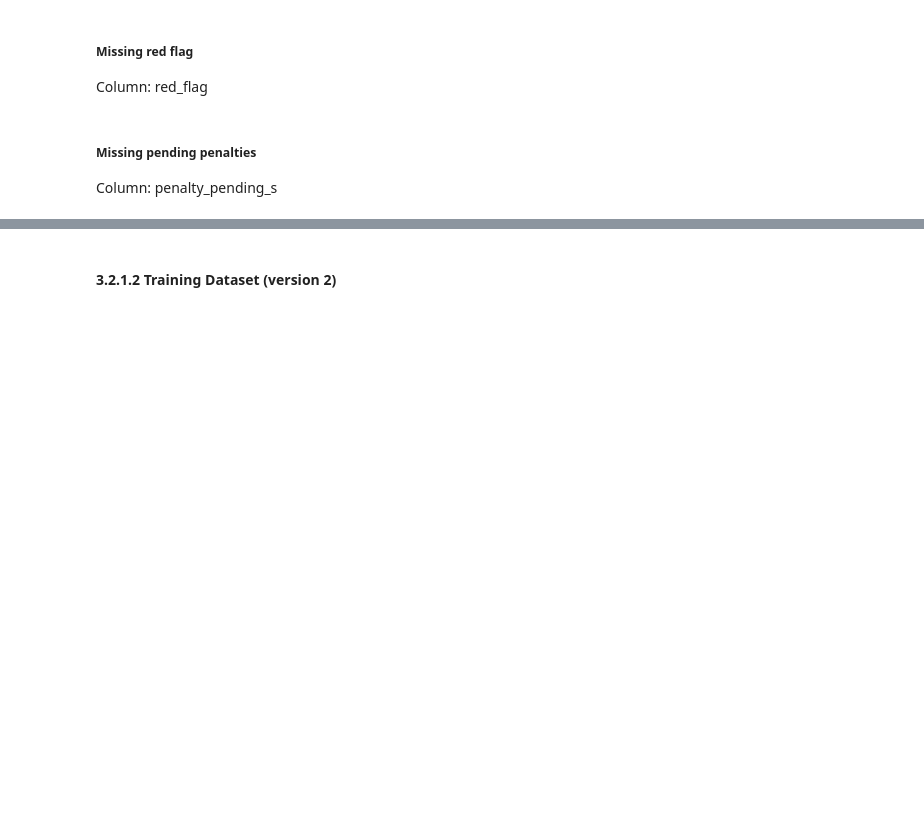
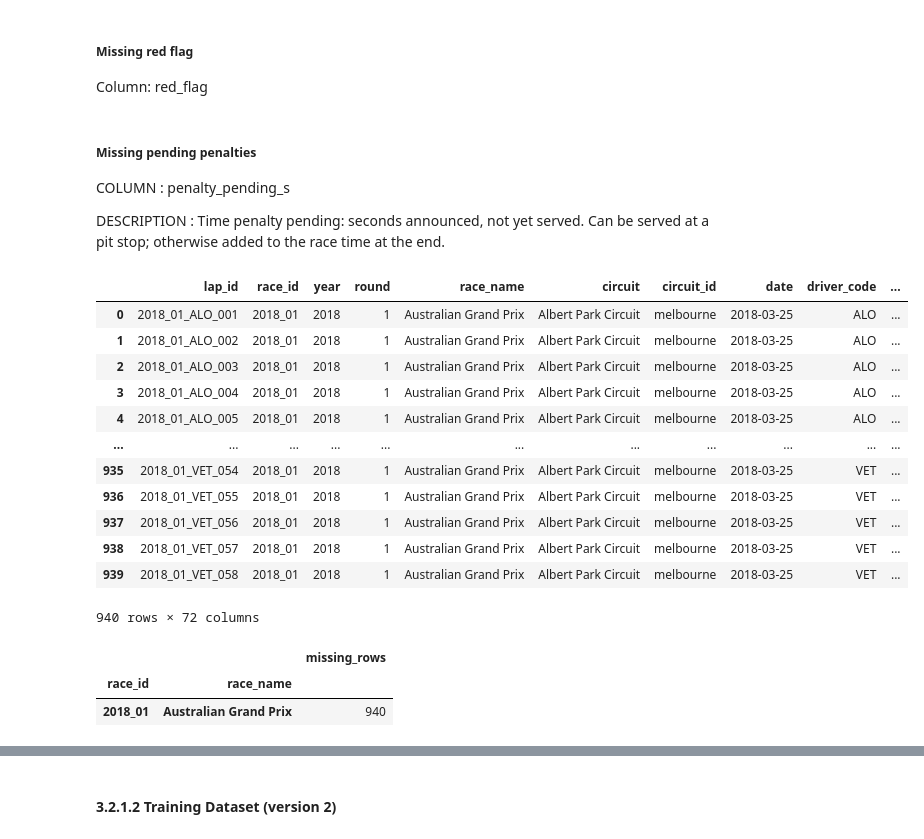
Before and after one commit to Laillaa/ML_Project_T01_LUSAIL, a Jupyter notebook: project_code.ipynb, the cells around one changed output, grey strips where cells are left out. Cells and saved outputs as stored; diff of their text form; code cells hidden in the pictures; blank space fills up the shorter version.

```diff
--- a/project_code.ipynb
+++ b/project_code.ipynb
@@ -1046,19 +1342,68 @@ training[training['green'].isna()] # 7 missing values
 ##### Missing yellow (flag)
 
 Column: yellow
+# %%
+training[training['yellow'].isna()]
+
+mask = training["yellow"].isna() & (training["track_status_code"] == "1")
+training.loc[mask, "yellow"] = False
 # %% [markdown]
 ##### Missing safety car
 
 Column: safety_car
+# %%
+training[training['safety_car'].isna()]
+mask = training["safety_car"].isna() & (training["track_status_code"] == "1")
+training.loc[mask, "safety_car"] = False
 # %% [markdown]
 ##### Missing virtual safety car
 
 Column: virtual_sc
+# %%
+training[training['virtual_sc'].isna()]
+mask = training["virtual_sc"].isna() & (training["track_status_code"] == "1")
+training.loc[mask, "virtual_sc"] = False
 # %% [markdown]
 ##### Missing red flag
 
 Column: red_flag
+# %%
+training[training['red_flag'].isna()]
+mask = training["red_flag"].isna() & (training["track_status_code"] == "1")
+training.loc[mask, "red_flag"] = False
 # %% [markdown]
 ##### Missing pending penalties
 
-Column: penalty_pending_s
+COLUMN : penalty_pending_s
+
+DESCRIPTION : Time penalty pending: seconds announced, not yet served. Can be served at a pit stop; otherwise added to the race time at the end.
+# %%
+training[training['penalty_pending_s'].isna()] # 940 missing values
+# All
+# %% [output]
+|  | lap_id | race_id | year | round | race_name | circuit | circuit_id | date | driver_code | ... |
+| 0 | 2018_01_ALO_001 | 2018_01 | 2018 | 1 | Australian Grand Prix | Albert Park Circuit | melbourne | 2018-03-25 | ALO | ... |
+| 1 | 2018_01_ALO_002 | 2018_01 | 2018 | 1 | Australian Grand Prix | Albert Park Circuit | melbourne | 2018-03-25 | ALO | ... |
+| 2 | 2018_01_ALO_003 | 2018_01 | 2018 | 1 | Australian Grand Prix | Albert Park Circuit | melbourne | 2018-03-25 | ALO | ... |
+| 3 | 2018_01_ALO_004 | 2018_01 | 2018 | 1 | Australian Grand Prix | Albert Park Circuit | melbourne | 2018-03-25 | ALO | ... |
+| 4 | 2018_01_ALO_005 | 2018_01 | 2018 | 1 | Australian Grand Prix | Albert Park Circuit | melbourne | 2018-03-25 | ALO | ... |
+| ... | ... | ... | ... | ... | ... | ... | ... | ... | ... | ... |
+| 935 | 2018_01_VET_054 | 2018_01 | 2018 | 1 | Australian Grand Prix | Albert Park Circuit | melbourne | 2018-03-25 | VET | ... |
+| 936 | 2018_01_VET_055 | 2018_01 | 2018 | 1 | Australian Grand Prix | Albert Park Circuit | melbourne | 2018-03-25 | VET | ... |
+| 937 | 2018_01_VET_056 | 2018_01 | 2018 | 1 | Australian Grand Prix | Albert Park Circuit | melbourne | 2018-03-25 | VET | ... |
+| 938 | 2018_01_VET_057 | 2018_01 | 2018 | 1 | Australian Grand Prix | Albert Park Circuit | melbourne | 2018-03-25 | VET | ... |
+| 939 | 2018_01_VET_058 | 2018_01 | 2018 | 1 | Australian Grand Prix | Albert Park Circuit | melbourne | 2018-03-25 | VET | ... |
+940 rows × 72 columns
+# %%
+missing_penalty = training.loc[training["penalty_pending_s"].isna()]
+
+missing_penalty.groupby(
+    ["race_id", "race_name"],
+    dropna=False
+).agg(
+    missing_rows=("race_id", "size"),
+).sort_values("missing_rows", ascending=False)
+# %% [output]
+|  |  | missing_rows |
+| race_id | race_name |  |
+| 2018_01 | Australian Grand Prix | 940 |
```
Also changed, not shown: parts of 84 cells of this notebook.
